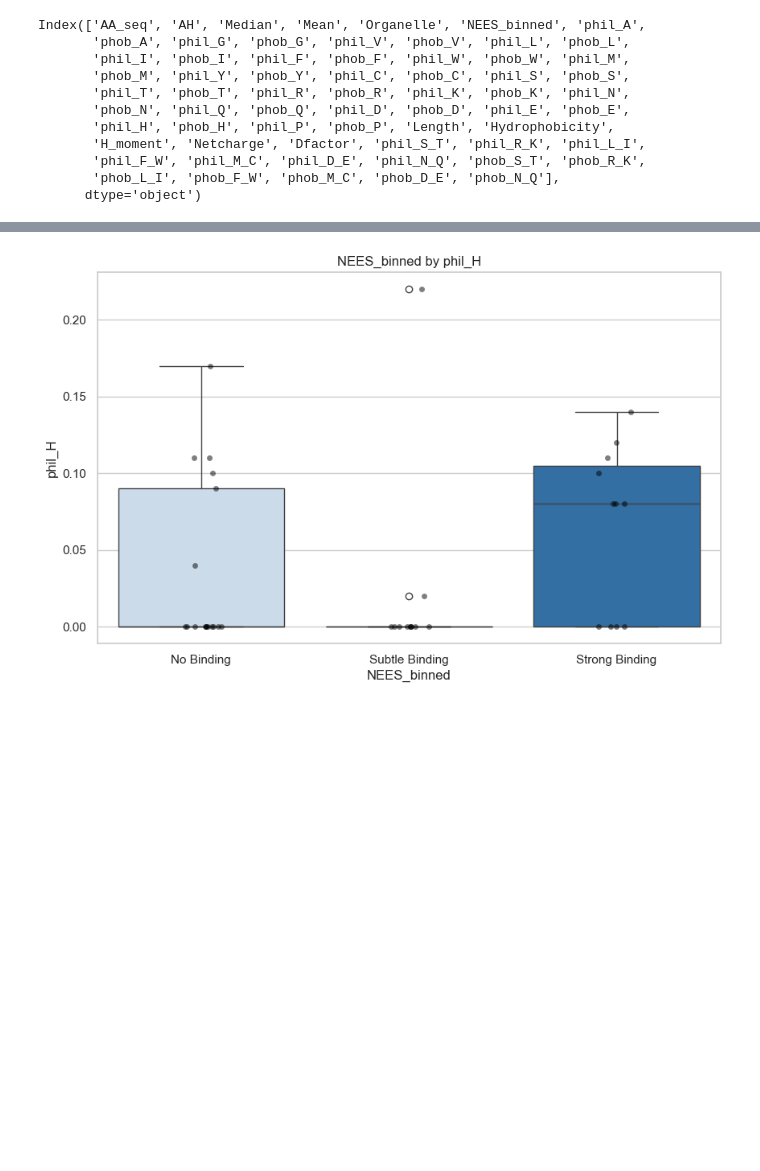
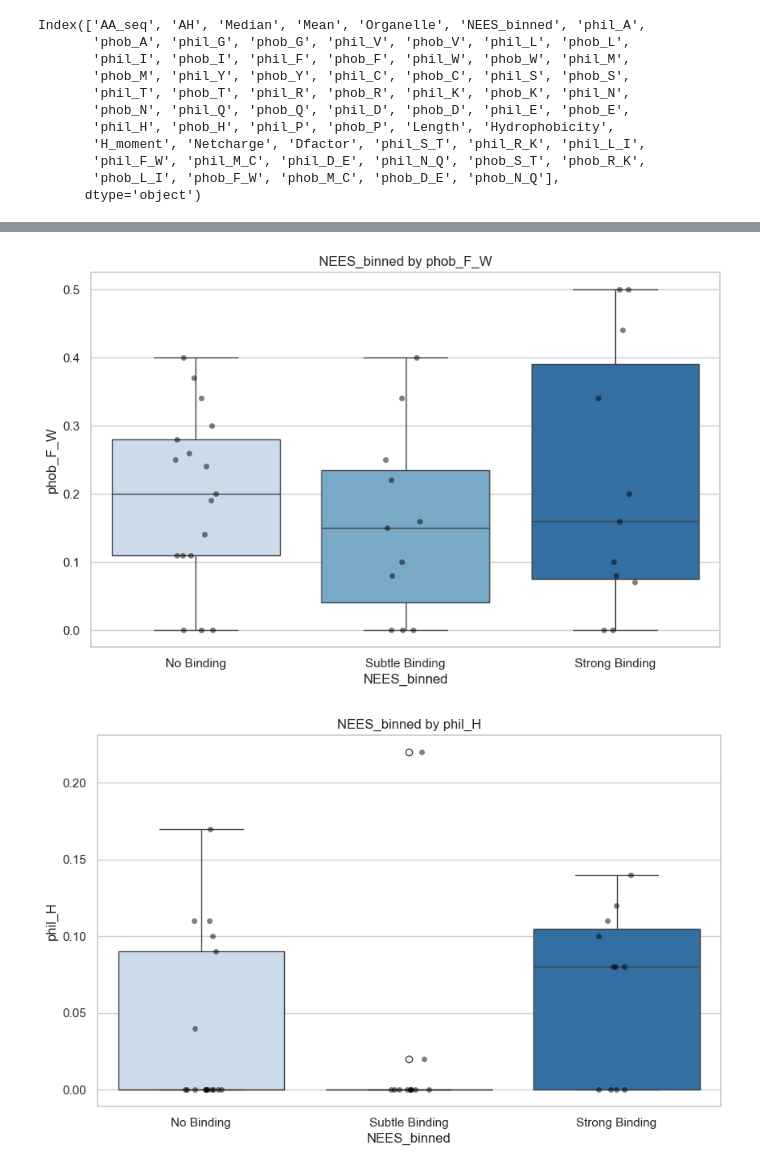
Before and after one commit to shokenlee/AH_AAcomposition, a Jupyter notebook: BinnedNEES_AAcomp_plot.ipynb, the cells around one changed output, grey strips where cells are left out. Drawn from its saved outputs; the diff is of its cells as text; code cells hidden in the pictures; blank space fills up the shorter version.

```diff
--- a/BinnedNEES_AAcomp_plot.ipynb
+++ b/BinnedNEES_AAcomp_plot.ipynb
@@ -61,3 +61,7 @@ myplot(df=df, x='NEES_binned', y='phob_V')
+# %%
+myplot(df=df, x='NEES_binned', y='phob_F_W')
+# %% [output]
+[figure, added]
 # %%
 myplot(df=df, x='NEES_binned', y='phil_H')
 # %% [output]
```
Also changed, not shown: parts of 4 cells of this notebook.
